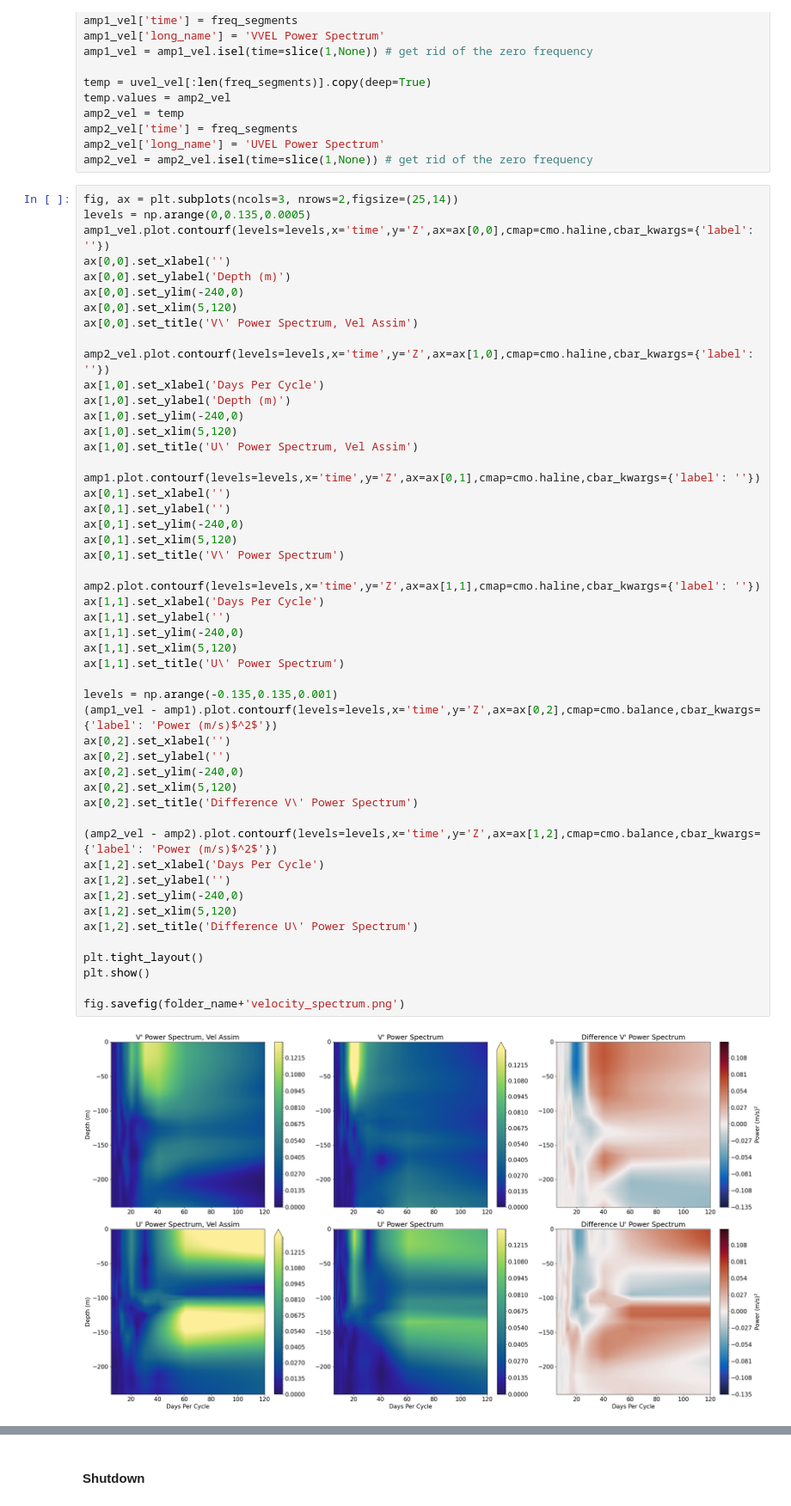
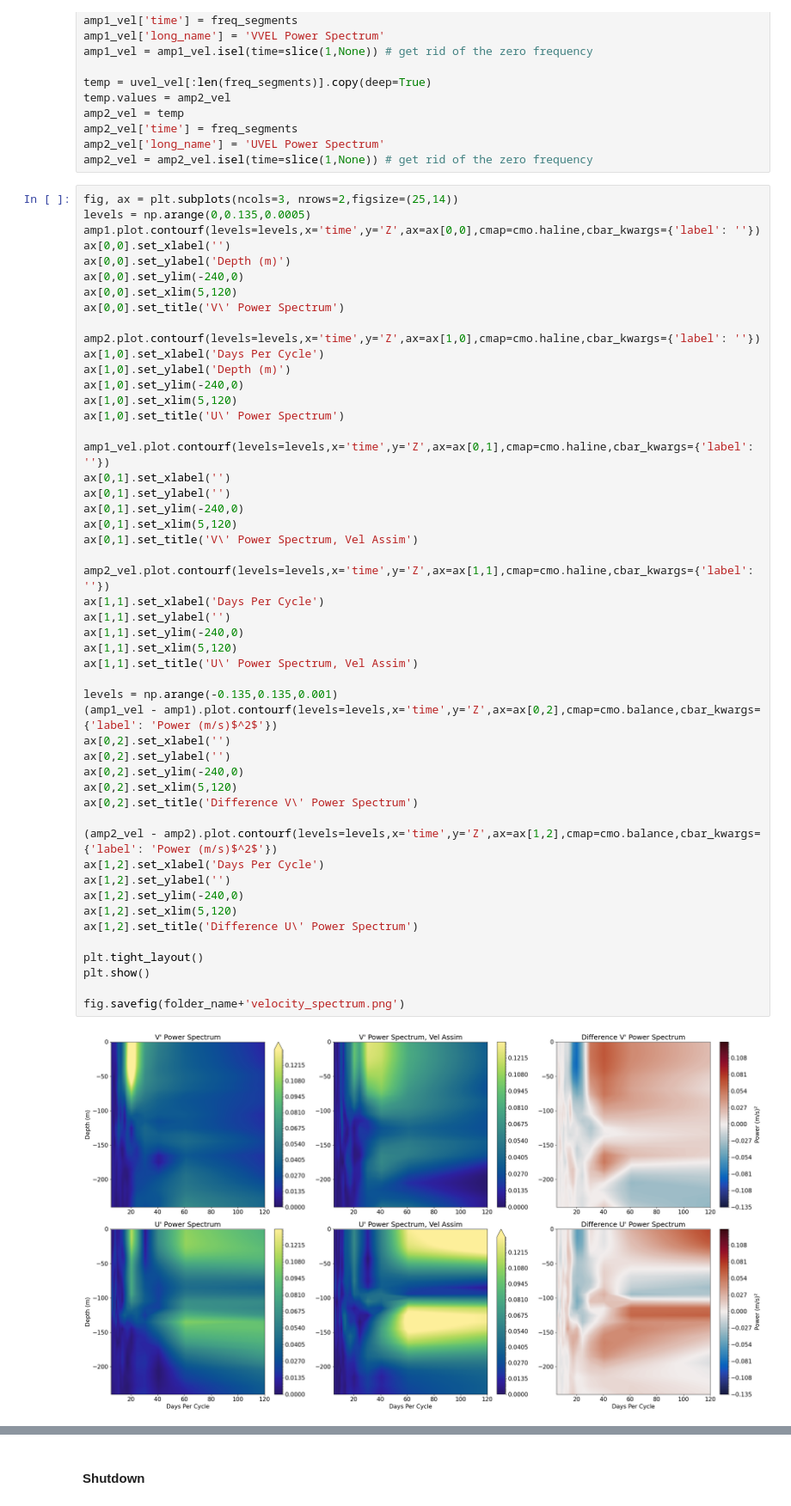
Before and after one commit to eldavenport/mitgcm-mombudg, a Jupyter notebook: velocity_spectra_compare.ipynb, the cells around one changed output, grey strips where cells are left out. Shown at 86% size. Saved outputs shown, nothing was run; the diff lists cells and outputs as text.

```diff
--- a/velocity_spectra_compare.ipynb
+++ b/velocity_spectra_compare.ipynb
@@ -136,55 +138,55 @@ amp2_vel = amp2_vel.isel(time=slice(1,None)) # get rid of the zero frequency
 # %%
 fig, ax = plt.subplots(ncols=3, nrows=2,figsize=(25,14))
 levels = np.arange(0,0.135,0.0005)
-amp1_vel.plot.contourf(levels=levels,x='time',y='Z',ax=ax[0,0],cmap=cmo.haline,cbar_kwargs={'label': ''})
+amp1.plot.contourf(levels=levels,x='time',y='Z',ax=ax[0,0],cmap=cmo.haline,cbar_kwargs={'label': ''})
 ax[0,0].set_xlabel('')
 ax[0,0].set_ylabel('Depth (m)')
 ax[0,0].set_ylim(-240,0)
 ax[0,0].set_xlim(5,120)
-ax[0,0].set_title('V\' Power Spectrum, Vel Assim')
+ax[0,0].set_title('V\' Power Spectrum')
 
-amp2_vel.plot.contourf(levels=levels,x='time',y='Z',ax=ax[1,0],cmap=cmo.haline,cbar_kwargs={'label': ''})
+amp2.plot.contourf(levels=levels,x='time',y='Z',ax=ax[1,0],cmap=cmo.haline,cbar_kwargs={'label': ''})
 ax[1,0].set_xlabel('Days Per Cycle')
 ax[1,0].set_ylabel('Depth (m)')
 ax[1,0].set_ylim(-240,0)
 ax[1,0].set_xlim(5,120)
-ax[1,0].set_title('U\' Power Spectrum, Vel Assim')
+ax[1,0].set_title('U\' Power Spectrum')
 
-amp1.plot.contourf(levels=levels,x='time',y='Z',ax=ax[0,1],cmap=cmo.haline,cbar_kwargs={'label': ''})
+amp1_vel.plot.contourf(levels=levels,x='time',y='Z',ax=ax[0,1],cmap=cmo.haline,cbar_kwargs={'label': ''})
 ax[0,1].set_xlabel('')
 ax[0,1].set_ylabel('')
 ax[0,1].set_ylim(-240,0)
 ax[0,1].set_xlim(5,120)
-ax[0,1].set_title('V\' Power Spectrum')
+ax[0,1].set_title('V\' Power Spectrum, Vel Assim')
 
-amp2.plot.contourf(levels=levels,x='time',y='Z',ax=ax[1,1],cmap=cmo.haline,cbar_kwargs={'label': ''})
+amp2_vel.plot.contourf(levels=levels,x='time',y='Z',ax=ax[1,1],cmap=cmo.haline,cbar_kwargs={'label': ''})
 ax[1,1].set_xlabel('Days Per Cycle')
 ax[1,1].set_ylabel('')
 ax[1,1].set_ylim(-240,0)
 ax[1,1].set_xlim(5,120)
-ax[1,1].set_title('U\' Power Spectrum')
+ax[1,1].set_title('U\' Power Spectrum, Vel Assim')
 
 levels = np.arange(-0.135,0.135,0.001)
 (amp1_vel - amp1).plot.contourf(levels=levels,x='time',y='Z',ax=ax[0,2],cmap=cmo.balance,cbar_kwargs={'label': 'Power (m/s)$^2$'})
 ax[0,2].set_xlabel('')
 ax[0,2].set_ylabel('')
 ax[0,2].set_ylim(-240,0)
 ax[0,2].set_xlim(5,120)
 ax[0,2].set_title('Difference V\' Power Spectrum')
 
 (amp2_vel - amp2).plot.contourf(levels=levels,x='time',y='Z',ax=ax[1,2],cmap=cmo.balance,cbar_kwargs={'label': 'Power (m/s)$^2$'})
 ax[1,2].set_xlabel('Days Per Cycle')
 ax[1,2].set_ylabel('')
 ax[1,2].set_ylim(-240,0)
 ax[1,2].set_xlim(5,120)
 ax[1,2].set_title('Difference U\' Power Spectrum')
 
 plt.tight_layout()
 plt.show()
 
 fig.savefig(folder_name+'velocity_spectrum.png')
 # %% [output]
-[figure, old version]
+[figure, new version]
 # %%
 from matplotlib.colors import LogNorm
 
```
Also changed, not shown: parts of 3 cells of this notebook, 3 other files.
